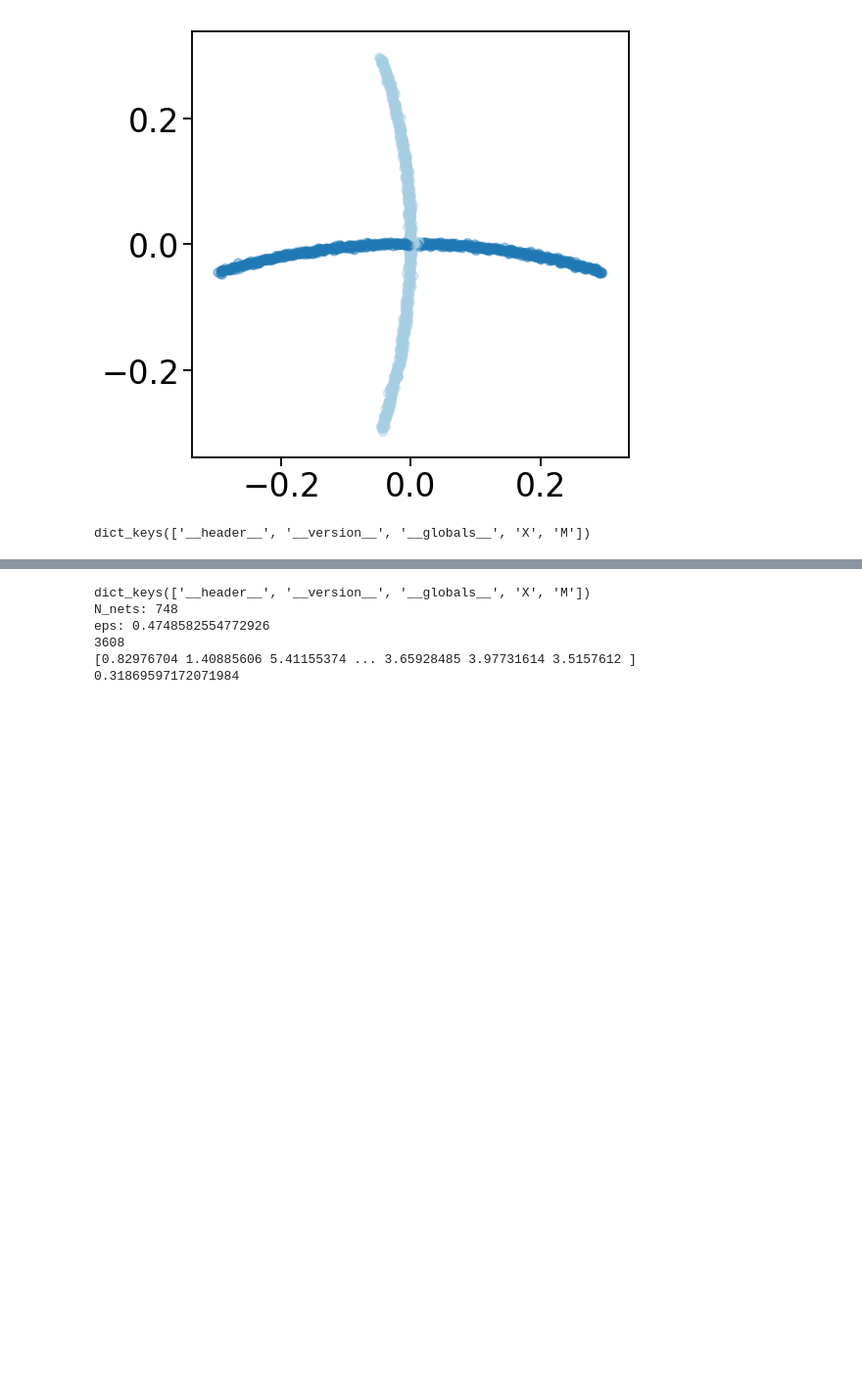
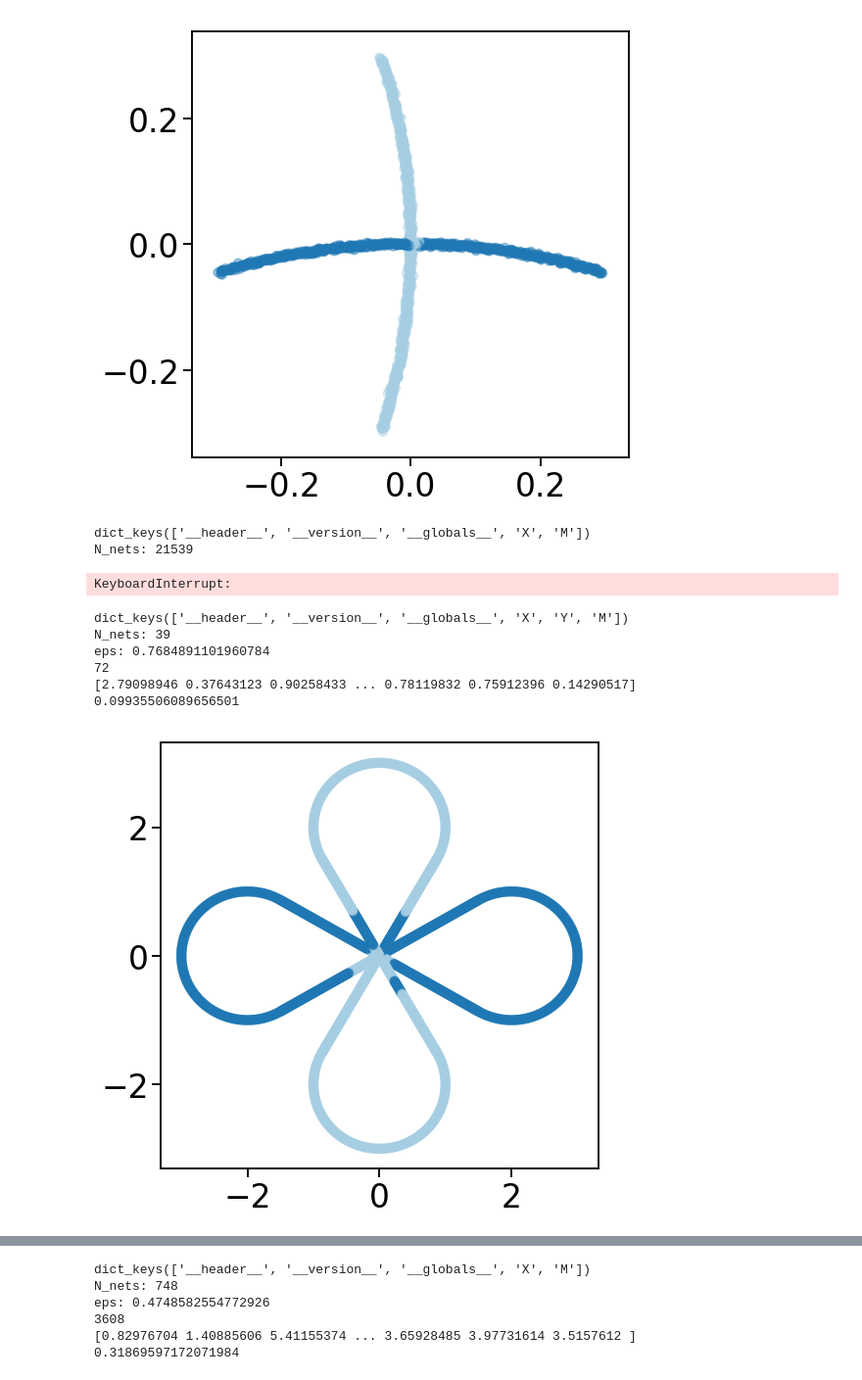
Before and after one commit to saketkc/EE-546-project, a Jupyter notebook: notebooks/04.local-PCA-spectralClustering.ipynb, the cells around one changed output, grey strips where cells are left out. Shown at 98% size. Saved outputs shown, nothing was run; the diff lists cells and outputs as text; code cells hidden in the pictures; blank space fills up the shorter version.

```diff
--- a/notebooks/04.local-PCA-spectralClustering.ipynb
+++ b/notebooks/04.local-PCA-spectralClustering.ipynb
@@ -232,6 +232,23 @@ eps: 0.03234593367441942
 data = loadmat('../local-pca-code-matlab/dolarsign_200000.mat')
 print(data.keys())
 Y = data['X']
+radius = 1
 do_clustering(Y, d, radius, n_clusters=3)
 # %% [output]
 dict_keys(['__header__', '__version__', '__globals__', 'X', 'M'])
+N_nets: 21539
+KeyboardInterrupt:
+# %%
+data = loadmat('../local-pca-code-matlab/twoeights.mat')
+print(data.keys())
+Y = data['X']
+radius = 0.5
+do_clustering(Y, d, radius, n_clusters=2)
+# %% [output]
+dict_keys(['__header__', '__version__', '__globals__', 'X', 'Y', 'M'])
+N_nets: 39
+eps: 0.7684891101960784
+72
+[2.79098946 0.37643123 0.90258433 ... 0.78119832 0.75912396 0.14290517]
+0.09935506089656501
+[figure, added]
```
Also changed, not shown: parts of 2 cells of this notebook, 1 other file.
